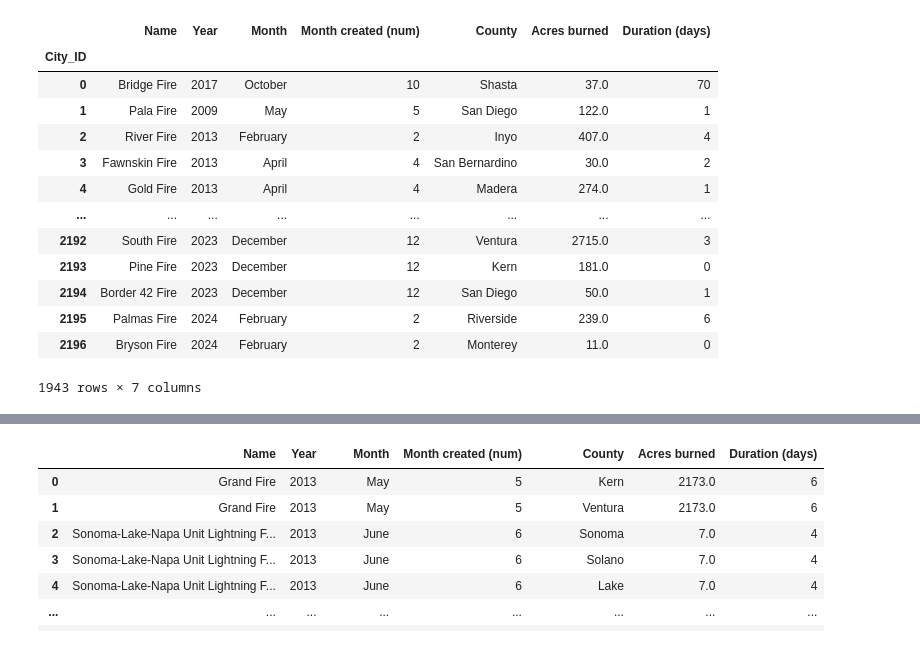
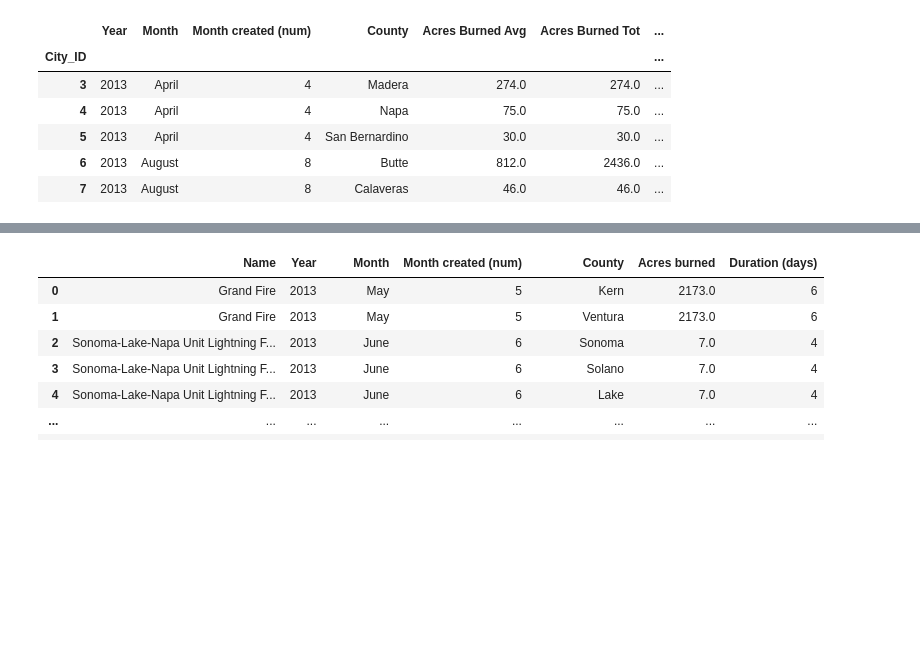
Before and after one commit to Alvin-Son/california_fire_analysis, a Jupyter notebook: debbie_visualizations.ipynb, the cells around one changed output, grey strips where cells are left out. Saved outputs shown, nothing was run; the diff lists cells and outputs as text; code cells hidden in the pictures; blank space fills up the shorter version.

```diff
--- a/debbie_visualizations.ipynb
+++ b/debbie_visualizations.ipynb
@@ -5,37 +5,30 @@ import scipy.stats as st
 import numpy as np
 from scipy.stats import linregress
 # %%
-fire_df = pd.read_csv("Resources/fire_data/fire_all_clean.csv", index_col="City_ID")
+fire_df = pd.read_csv("Resources/fire_data/fire_all_grouped.csv", index_col="City_ID")
 fire_df.head()
 
 # fire_duplicates = fire_df[['Year','Month', 'County']].duplicated()
 # fire_df[fire_duplicates]
 
 #THERE ARE MULTIPLE FIRES IN YEAR/MONTH/COUNTY.
 #Therefore you need to group by month and summarize the data per month.
 
 #select columns
 fires = fire_df[["Name","Year", "Month","Month created (num)", "County", "Acres burned", "Duration (days)"]]
 
 #drop "days" and concert to int
 fires.loc[:, "Duration (days)"] = pd.to_numeric(fires["Duration (days)"].str.extract('(\d+)')[0], errors="coerce")
 
 fires
 # %% [output]
-|  | Name | Year | Month | Month created (num) | County | Acres burned | Duration (days) |
-| City_ID |  |  |  |  |  |  |  |
-| 0 | Bridge Fire | 2017 | October | 10 | Shasta | 37.0 | 70 |
-| 1 | Pala Fire | 2009 | May | 5 | San Diego | 122.0 | 1 |
-| 2 | River Fire | 2013 | February | 2 | Inyo | 407.0 | 4 |
-| 3 | Fawnskin Fire | 2013 | April | 4 | San Bernardino | 30.0 | 2 |
-| 4 | Gold Fire | 2013 | April | 4 | Madera | 274.0 | 1 |
-| ... | ... | ... | ... | ... | ... | ... | ... |
-| 2192 | South Fire | 2023 | December | 12 | Ventura | 2715.0 | 3 |
-| 2193 | Pine Fire | 2023 | December | 12 | Kern | 181.0 | 0 |
-| 2194 | Border 42 Fire | 2023 | December | 12 | San Diego | 50.0 | 1 |
-| 2195 | Palmas Fire | 2024 | February | 2 | Riverside | 239.0 | 6 |
-| 2196 | Bryson Fire | 2024 | February | 2 | Monterey | 11.0 | 0 |
+|  | Year | Month | Month created (num) | County | Acres Burned Avg | Acres Burned Tot | ... |
+| City_ID |  |  |  |  |  |  | ... |
+| 3 | 2013 | April | 4 | Madera | 274.0 | 274.0 | ... |
+| 4 | 2013 | April | 4 | Napa | 75.0 | 75.0 | ... |
+| 5 | 2013 | April | 4 | San Bernardino | 30.0 | 30.0 | ... |
+| 6 | 2013 | August | 8 | Butte | 812.0 | 2436.0 | ... |
+| 7 | 2013 | August | 8 | Calaveras | 46.0 | 46.0 | ... |
-1943 rows × 7 columns
 # %%
 fire_duplicate_df = fires.loc[fires['County'].str.contains(','), :]
 fire_duplicate_df.head()
```
Also changed, not shown: parts of 2 cells of this notebook, 58 other files.
